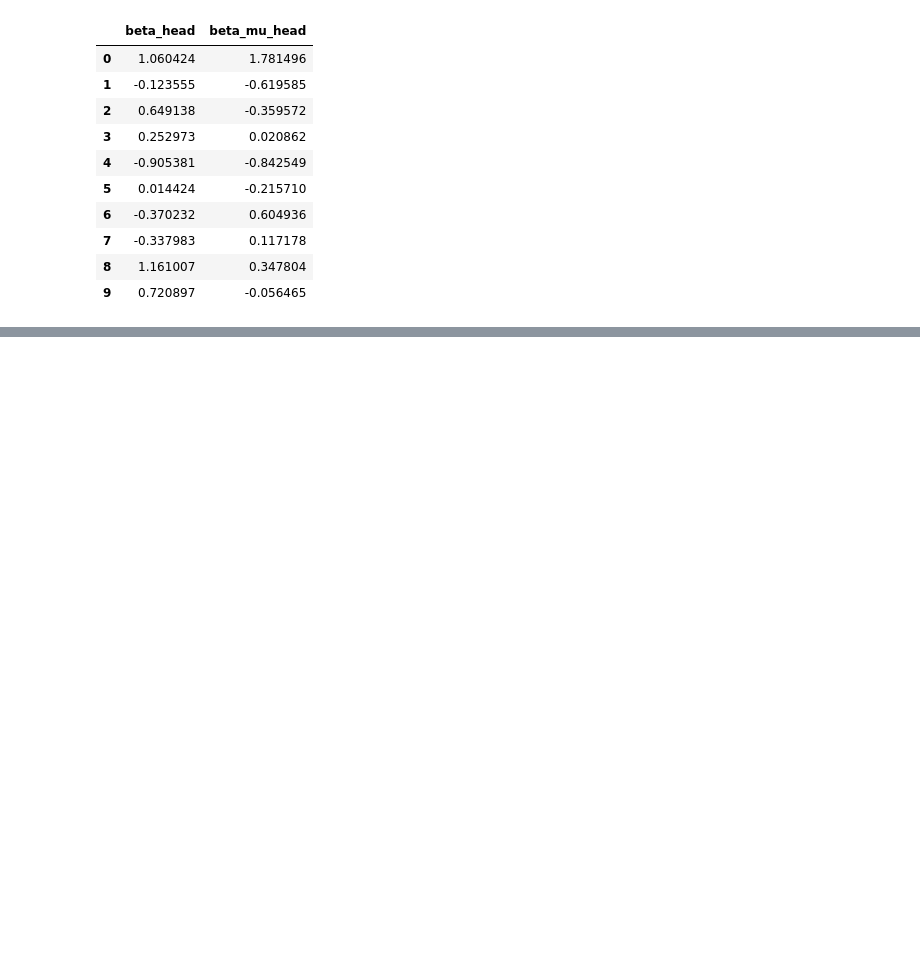
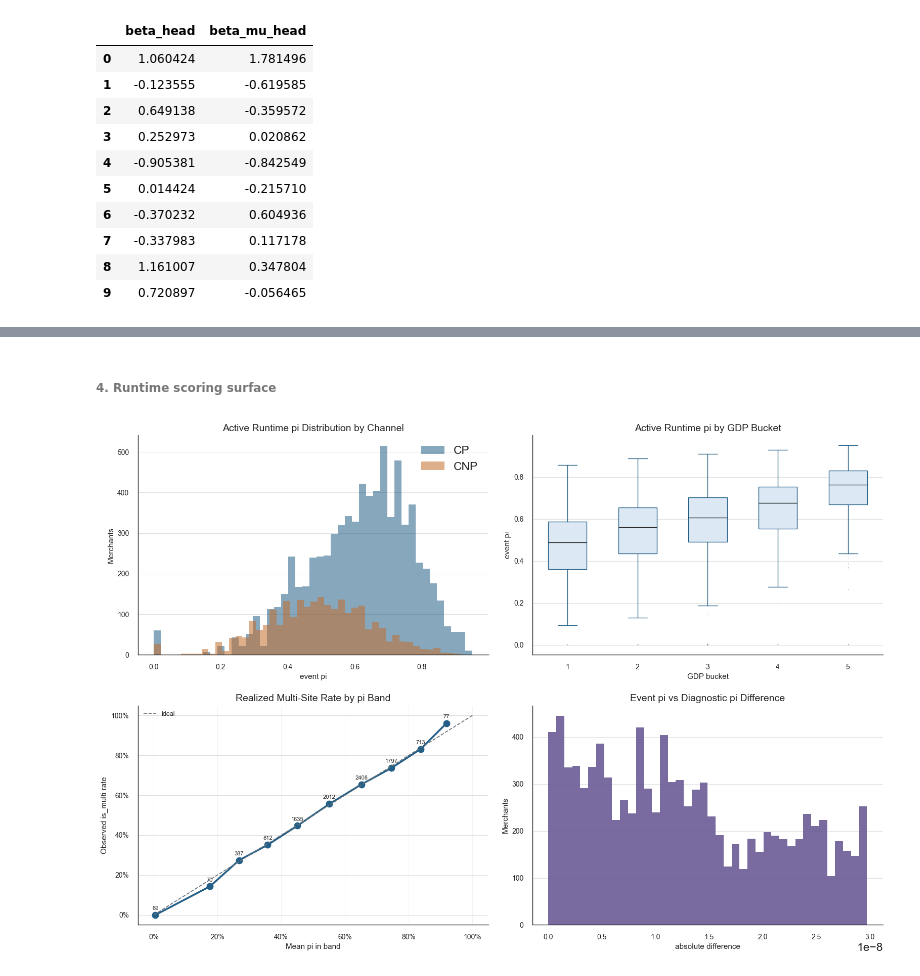
Before and after one commit to EsosaOrumwese/fraud-detection-system, a Jupyter notebook: analysis/dev_full_offline_investigation/00_investigation/notebooks/00_understanding_governed_data_world_p1.ipynb, the cells around one changed output, grey strips where cells are left out. Saved outputs shown, nothing was run; the diff lists cells and outputs as text; code cells hidden in the pictures; blank space fills up the shorter version.

```diff
--- a/analysis/dev_full_offline_investigation/00_investigation/notebooks/00_understanding_governed_data_world_p1.ipynb
+++ b/analysis/dev_full_offline_investigation/00_investigation/notebooks/00_understanding_governed_data_world_p1.ipynb
@@ -2807,0 +3422,6 @@ hurdle_coefficients_path: C:\Users\LEGION\Documents\Data Science\Python & R Scri
+# %% [markdown]
+###### 4. Runtime scoring surface
+# %%
+plot_hurdle_coeff_active_runtime_scoring_surface(hurdle_coeff_ctx)
+# %% [output]
+[figure, added]
```
Also changed, not shown: parts of 14 cells of this notebook.
